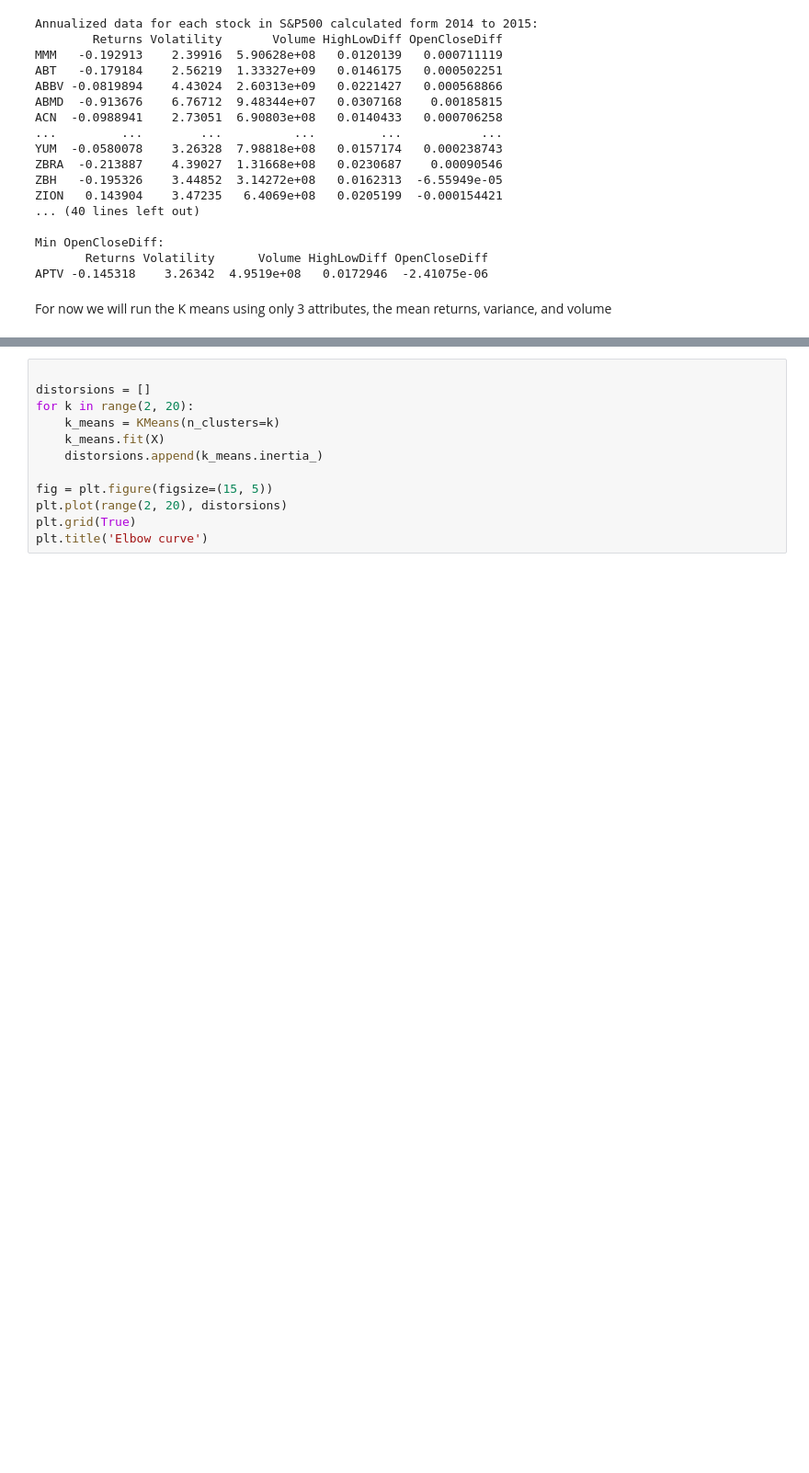
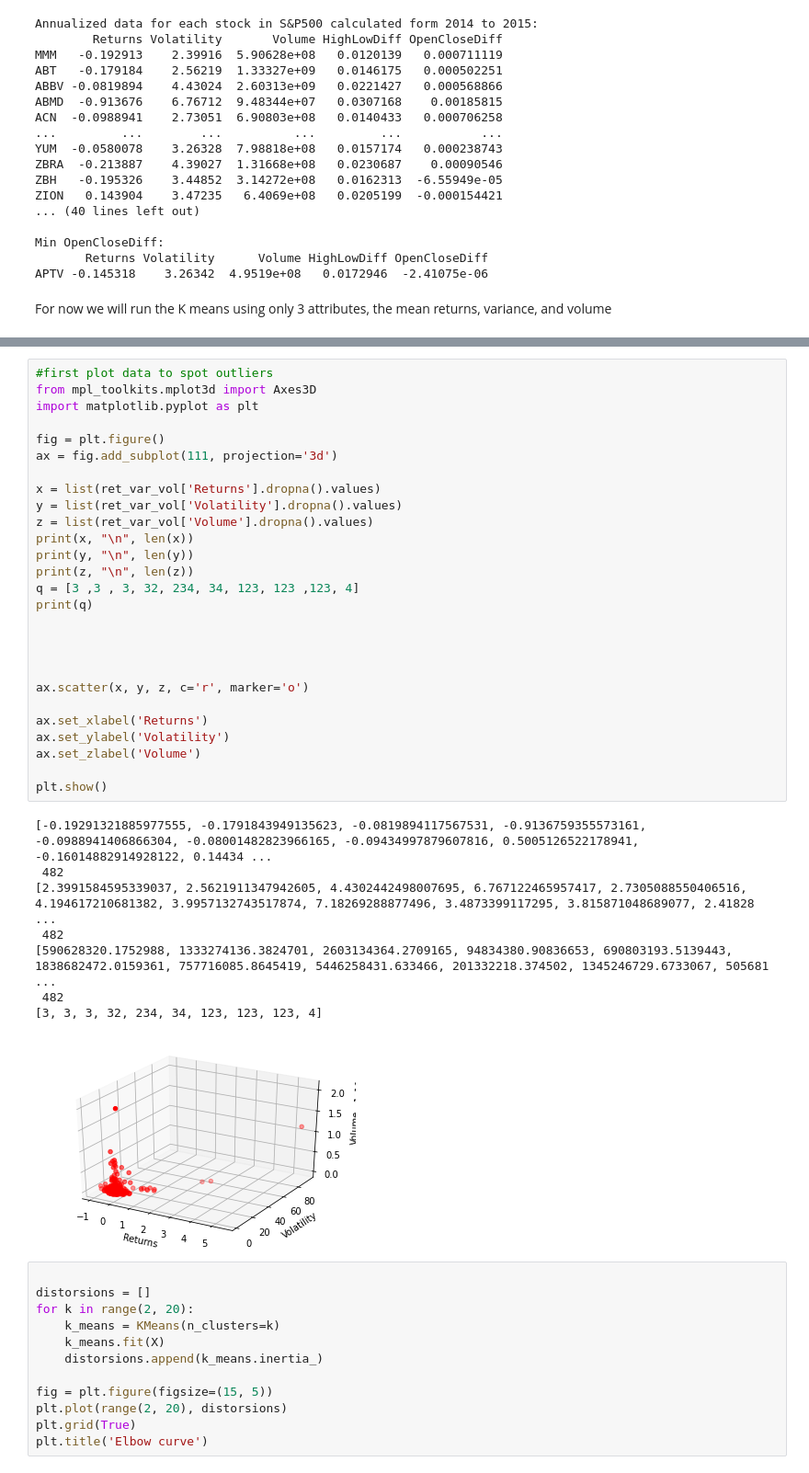
Before and after one commit to CAP4770-group9-project/final-project, a Jupyter notebook: k-means-clustering.ipynb, the cells around one changed output, grey strips where cells are left out. Shown at 92% size. Saved outputs shown, nothing was run; the diff lists cells and outputs as text; blank space fills up the shorter version.

Commit message:
generated 3D plot of data

```diff
--- a/k-means-clustering.ipynb
+++ b/k-means-clustering.ipynb
@@ -294,3 +266,39 @@ Requirement already satisfied: webencodings in /usr/local/lib/python3.6/dist-pac
+# %%
+#first plot data to spot outliers
+from mpl_toolkits.mplot3d import Axes3D
+import matplotlib.pyplot as plt
+
+fig = plt.figure()
+ax = fig.add_subplot(111, projection='3d')
+
+x = list(ret_var_vol['Returns'].dropna().values)
+y = list(ret_var_vol['Volatility'].dropna().values)
+z = list(ret_var_vol['Volume'].dropna().values)
+print(x, "\n", len(x))
+print(y, "\n", len(y))
+print(z, "\n", len(z))
+q = [3 ,3 , 3, 32, 234, 34, 123, 123 ,123, 4]
+print(q)
+
+
+
+
+ax.scatter(x, y, z, c='r', marker='o')
+
+ax.set_xlabel('Returns')
+ax.set_ylabel('Volatility')
+ax.set_zlabel('Volume')
+
+plt.show()
+# %% [output]
+[-0.19291321885977555, -0.1791843949135623, -0.0819894117567531, -0.9136759355573161, -0.0988941406866304, -0.08001482823966165, -0.09434997879607816, 0.5005126522178941, -0.16014882914928122, 0.14434 ...
+ 482
+[2.3991584595339037, 2.5621911347942605, 4.4302442498007695, 6.767122465957417, 2.7305088550406516, 4.194617210681382, 3.9957132743517874, 7.18269288877496, 3.4873399117295, 3.815871048689077, 2.41828 ...
+ 482
+[590628320.1752988, 1333274136.3824701, 2603134364.2709165, 94834380.90836653, 690803193.5139443, 1838682472.0159361, 757716085.8645419, 5446258431.633466, 201332218.374502, 1345246729.6733067, 505681 ...
+ 482
+[3, 3, 3, 32, 234, 34, 123, 123, 123, 4]
+[figure, added]
 # %%
 
 distorsions = []
```
Also changed, not shown: parts of 4 cells of this notebook.
